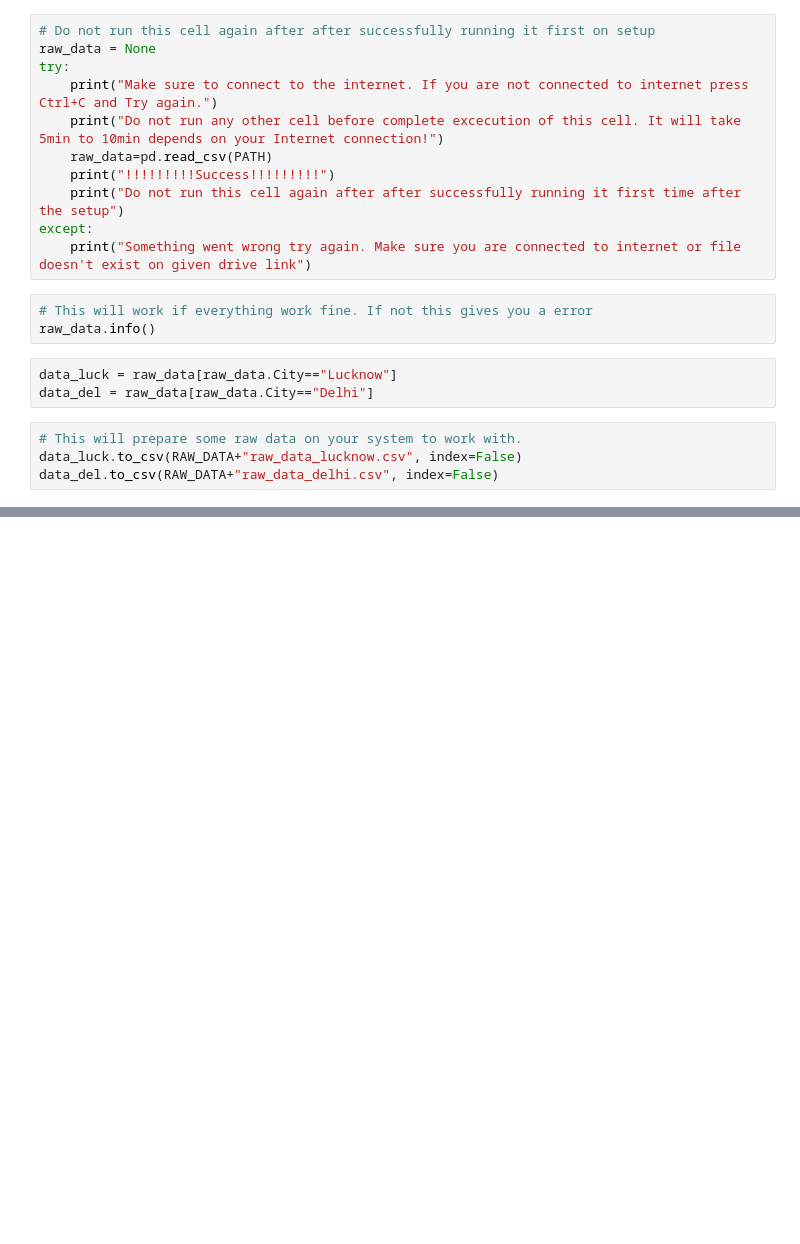
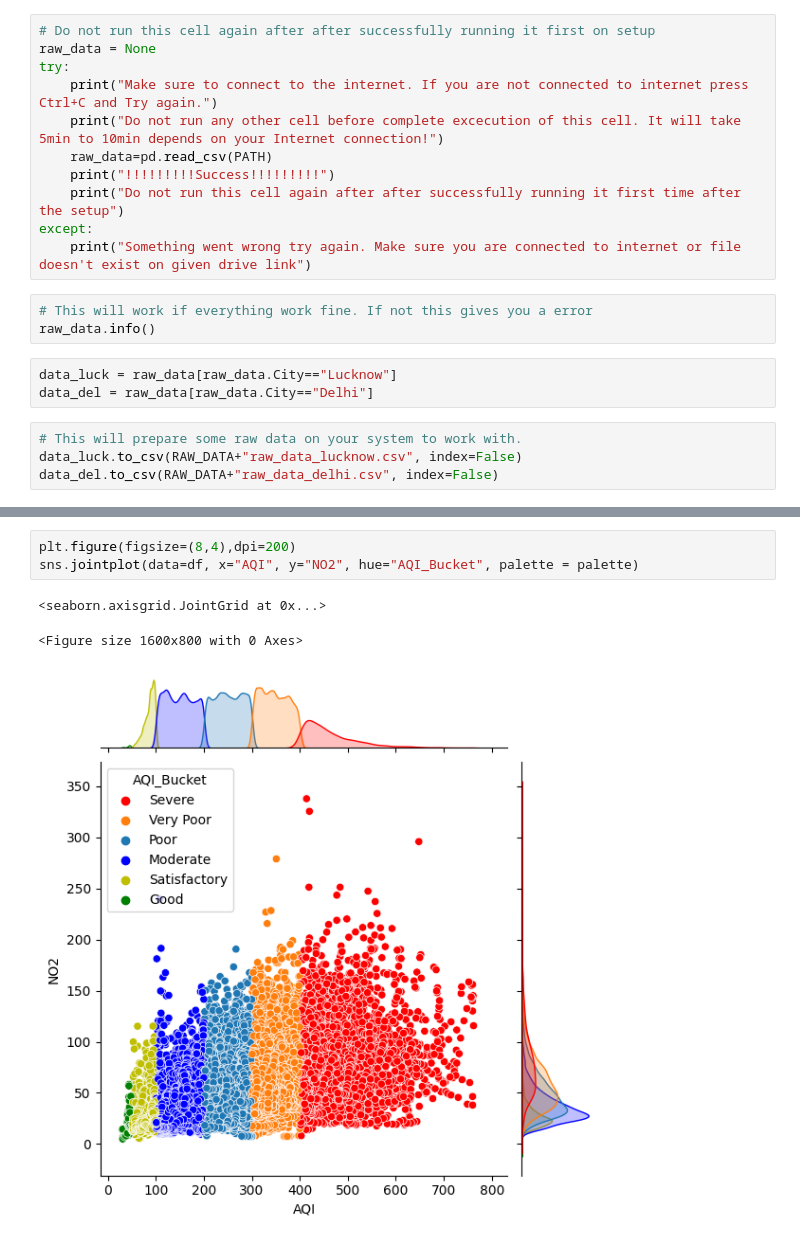
Before and after one commit to suyashmadhesia/aqi-project, a Jupyter notebook: notebooks/preprocess.ipynb, the cells around one changed output, grey strips where cells are left out. Cells and saved outputs as stored; diff of their text form; blank space fills up the shorter version.

```diff
--- a/notebooks/preprocess.ipynb
+++ b/notebooks/preprocess.ipynb
@@ -31,0 +121,7 @@ data_del.to_csv(RAW_DATA+"raw_data_delhi.csv", index=False)
+# %%
+plt.figure(figsize=(8,4),dpi=200)
+sns.jointplot(data=df, x="AQI", y="NO2", hue="AQI_Bucket", palette = palette)
+# %% [output]
+<seaborn.axisgrid.JointGrid at 0x...>
+<Figure size 1600x800 with 0 Axes>
+[figure, added]
```
Also changed, not shown: parts of 42 cells of this notebook, 2 other files.
